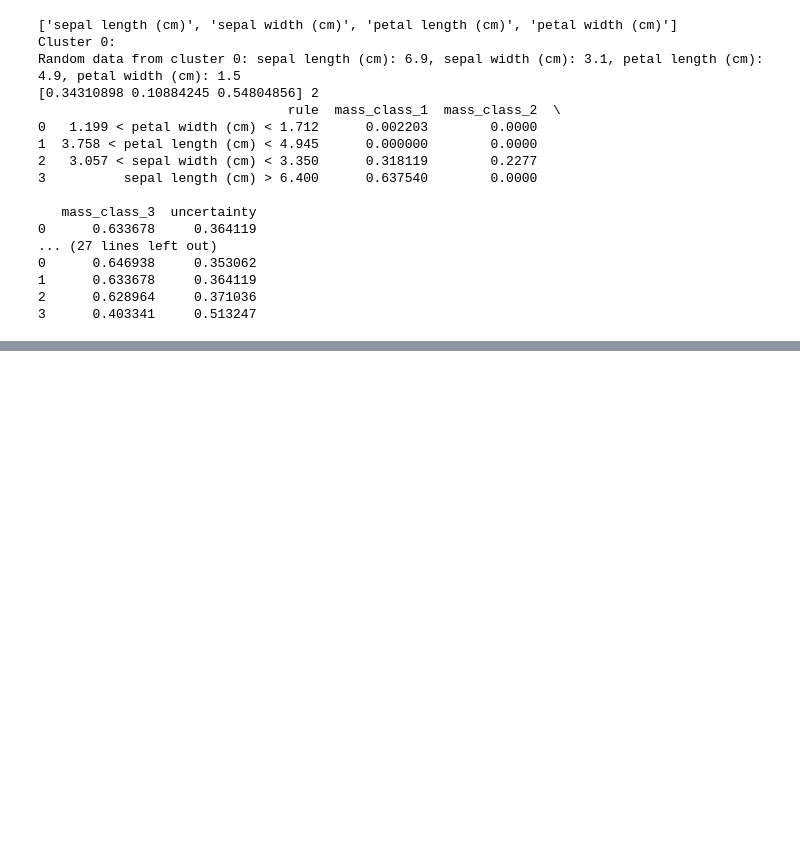
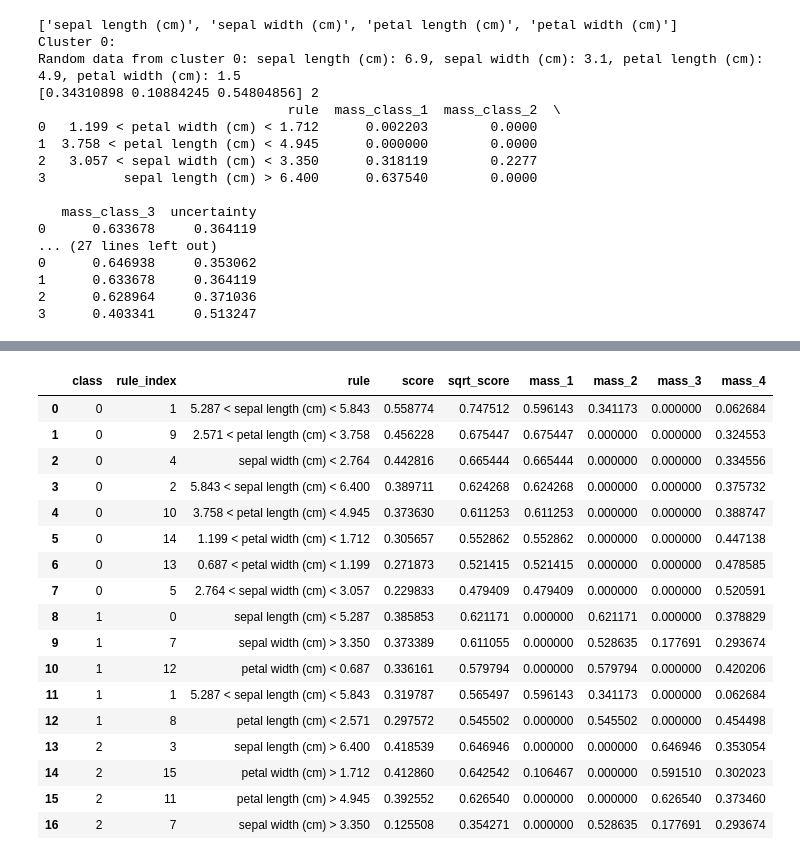
Before and after one commit to DR-Barros/trabajo-dirigido, a Jupyter notebook: Evaluaciones/exp1.ipynb, the cells around one changed output, grey strips where cells are left out. Drawn from its saved outputs; the diff is of its cells as text; code cells hidden in the pictures; blank space fills up the shorter version.

```diff
--- a/Evaluaciones/exp1.ipynb
+++ b/Evaluaciones/exp1.ipynb
@@ -185,0 +235,14 @@ Random data from cluster 0: sepal length (cm): 6.9, sepal width (cm): 3.1, petal
+# %%
+#quiero usar normalized_labels + anglolabels para predecir, duplicamos X
+X_combined = np.concatenate((X, X), axis=0)
+normalized_labels_combined = np.concatenate((normalized_labels, agglo_labels), axis=0)
+DSC = DSClassifierMultiQ(3, min_iter=20, max_iter=200, debug_mode=True, lossfn="MSE", num_workers=0, min_dloss=1e-7)
+losses, epoch, dt = DSC.fit(X_combined, normalized_labels_combined, add_single_rules=True, single_rules_breaks=3, add_mult_rules=False, column_names=iris.feature_names)
+DSC.print_most_important_rules(threshold=0.32)
+#calculamos el silhouette score ccon las predicciones de DSC
+predictions = DSC.predict(X)
+silhouette_avg_dsc = silhouette_score(X, predictions)
+print(f"DSC Silhouette Score: {silhouette_avg_dsc}")
+#calculamos el adjusted rand index con las predicciones de DSC
+dsc_ari = adjusted_rand_score(y, predictions)
+print(f"DSC Adjusted Rand Index: {dsc_ari}")
@@ -185,0 +267,42 @@ Random data from cluster 0: sepal length (cm): 6.9, sepal width (cm): 3.1, petal
+# %%
+import pandas as pd
+rules = DSC.find_most_important_rules(threshold=0.32)
+rows = []
+for cls, found in rules.items():
+    for score, i, ps, sqrt_score, ms in found:
+        row = {
+            'class': cls,
+            'rule_index': i,
+            'rule': ps,
+            'score': float(score),
+            'sqrt_score': float(sqrt_score)
+        }
+        # separa las masas en columnas individuales
+        if hasattr(ms, 'tolist'):
+            masses_list = ms.tolist()
+        else:
+            masses_list = list(ms)
+        for idx, mass in enumerate(masses_list):
+            row[f'mass_{idx+1}'] = mass
+        rows.append(row)
+rules_df = pd.DataFrame(rows)
+rules_df
+# %% [output]
+|  | class | rule_index | rule | score | sqrt_score | mass_1 | mass_2 | mass_3 | mass_4 |
+| 0 | 0 | 1 | 5.287 < sepal length (cm) < 5.843 | 0.558774 | 0.747512 | 0.596143 | 0.341173 | 0.000000 | 0.062684 |
+| 1 | 0 | 9 | 2.571 < petal length (cm) < 3.758 | 0.456228 | 0.675447 | 0.675447 | 0.000000 | 0.000000 | 0.324553 |
+| 2 | 0 | 4 | sepal width (cm) < 2.764 | 0.442816 | 0.665444 | 0.665444 | 0.000000 | 0.000000 | 0.334556 |
+| 3 | 0 | 2 | 5.843 < sepal length (cm) < 6.400 | 0.389711 | 0.624268 | 0.624268 | 0.000000 | 0.000000 | 0.375732 |
+| 4 | 0 | 10 | 3.758 < petal length (cm) < 4.945 | 0.373630 | 0.611253 | 0.611253 | 0.000000 | 0.000000 | 0.388747 |
+| 5 | 0 | 14 | 1.199 < petal width (cm) < 1.712 | 0.305657 | 0.552862 | 0.552862 | 0.000000 | 0.000000 | 0.447138 |
+| 6 | 0 | 13 | 0.687 < petal width (cm) < 1.199 | 0.271873 | 0.521415 | 0.521415 | 0.000000 | 0.000000 | 0.478585 |
+| 7 | 0 | 5 | 2.764 < sepal width (cm) < 3.057 | 0.229833 | 0.479409 | 0.479409 | 0.000000 | 0.000000 | 0.520591 |
+| 8 | 1 | 0 | sepal length (cm) < 5.287 | 0.385853 | 0.621171 | 0.000000 | 0.621171 | 0.000000 | 0.378829 |
+| 9 | 1 | 7 | sepal width (cm) > 3.350 | 0.373389 | 0.611055 | 0.000000 | 0.528635 | 0.177691 | 0.293674 |
+| 10 | 1 | 12 | petal width (cm) < 0.687 | 0.336161 | 0.579794 | 0.000000 | 0.579794 | 0.000000 | 0.420206 |
+| 11 | 1 | 1 | 5.287 < sepal length (cm) < 5.843 | 0.319787 | 0.565497 | 0.596143 | 0.341173 | 0.000000 | 0.062684 |
+| 12 | 1 | 8 | petal length (cm) < 2.571 | 0.297572 | 0.545502 | 0.000000 | 0.545502 | 0.000000 | 0.454498 |
+| 13 | 2 | 3 | sepal length (cm) > 6.400 | 0.418539 | 0.646946 | 0.000000 | 0.000000 | 0.646946 | 0.353054 |
+| 14 | 2 | 15 | petal width (cm) > 1.712 | 0.412860 | 0.642542 | 0.106467 | 0.000000 | 0.591510 | 0.302023 |
+| 15 | 2 | 11 | petal length (cm) > 4.945 | 0.392552 | 0.626540 | 0.000000 | 0.000000 | 0.626540 | 0.373460 |
+| 16 | 2 | 7 | sepal width (cm) > 3.350 | 0.125508 | 0.354271 | 0.000000 | 0.528635 | 0.177691 | 0.293674 |
```
Also changed, not shown: parts of 2 cells of this notebook.
